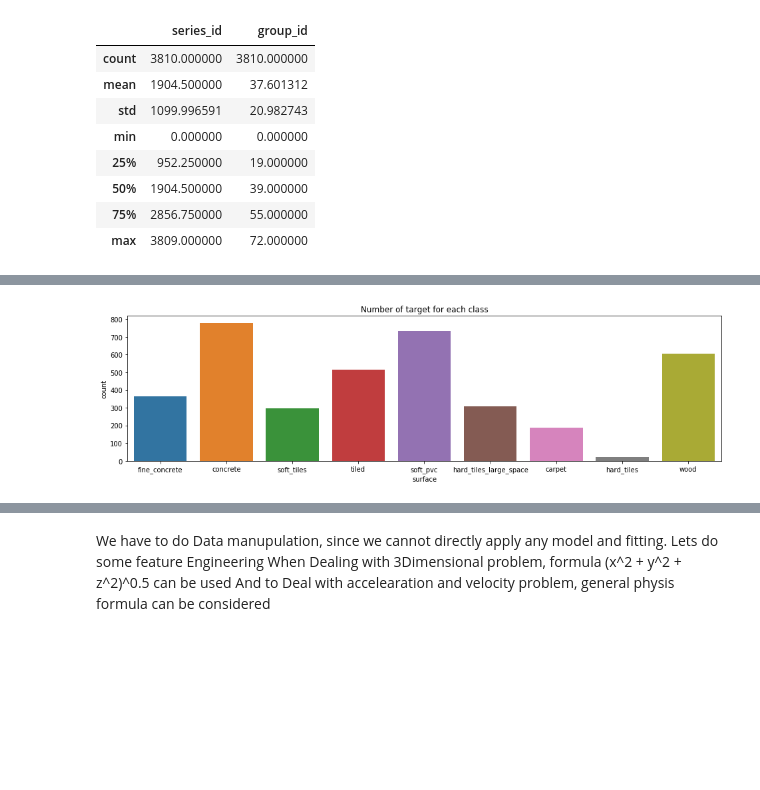
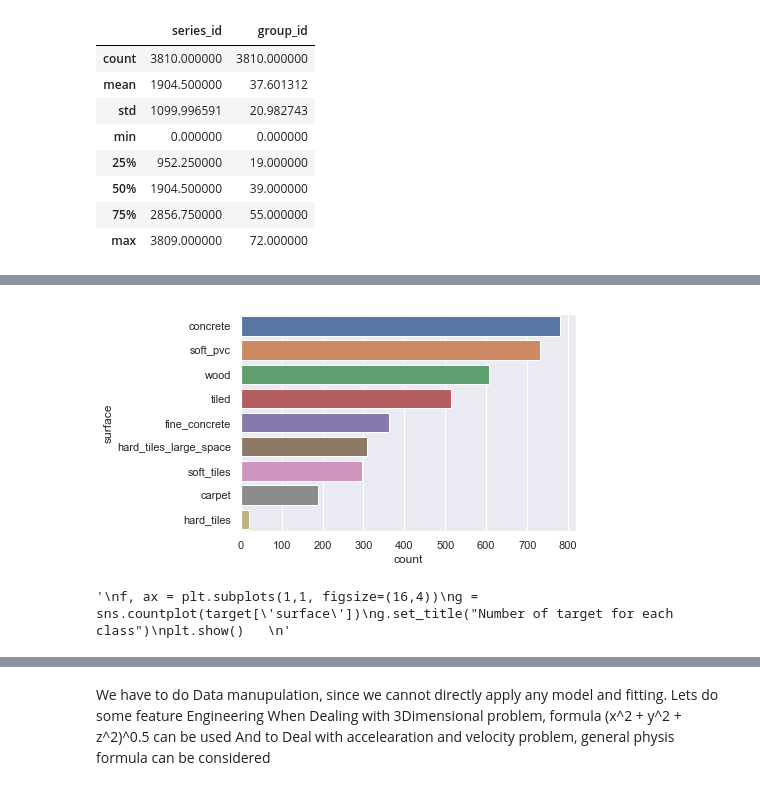
Before and after one commit to gonultasbu/kaggle_careercon_2019, a Jupyter notebook: 72v1.ipynb, the cells around one changed output, grey strips where cells are left out. Saved outputs shown, nothing was run; the diff lists cells and outputs as text; code cells hidden in the pictures; blank space fills up the shorter version.

```diff
--- a/72v1.ipynb
+++ b/72v1.ipynb
@@ -145,13 +173,15 @@ test.describe()
 | 50% | 1907.500000 | 63.500000 | 0.132910 | 0.397860 | 0.057271 | 0.022654 | ... |
 | 75% | 2861.250000 | 95.250000 | 0.575270 | 0.803600 | 0.124770 | 0.083706 | ... |
 | max | 3815.000000 | 127.000000 | 0.989320 | 0.988940 | 0.154250 | 0.152510 | ... |
-# %%
-f, ax = plt.subplots(1,1, figsize=(16,4))
-g = sns.countplot(target['surface'])
-g.set_title("Number of target for each class")
-plt.show()
-# %% [output]
-[figure, removed]
+# %%
+sns.set(style='darkgrid')
+sns.countplot(y = 'surface',
+              data = target,
+              order = target['surface'].value_counts().index)
+plt.show()
+# %% [output]
+[figure, added]
+'\nf, ax = plt.subplots(1,1, figsize=(16,4))\ng = sns.countplot(target[\'surface\'])\ng.set_title("Number of target for each class")\nplt.show()   \n'
 # %%
 data.head(1)
 # %% [output]
```
Also changed, not shown: parts of 5 cells of this notebook, 2 other files.
